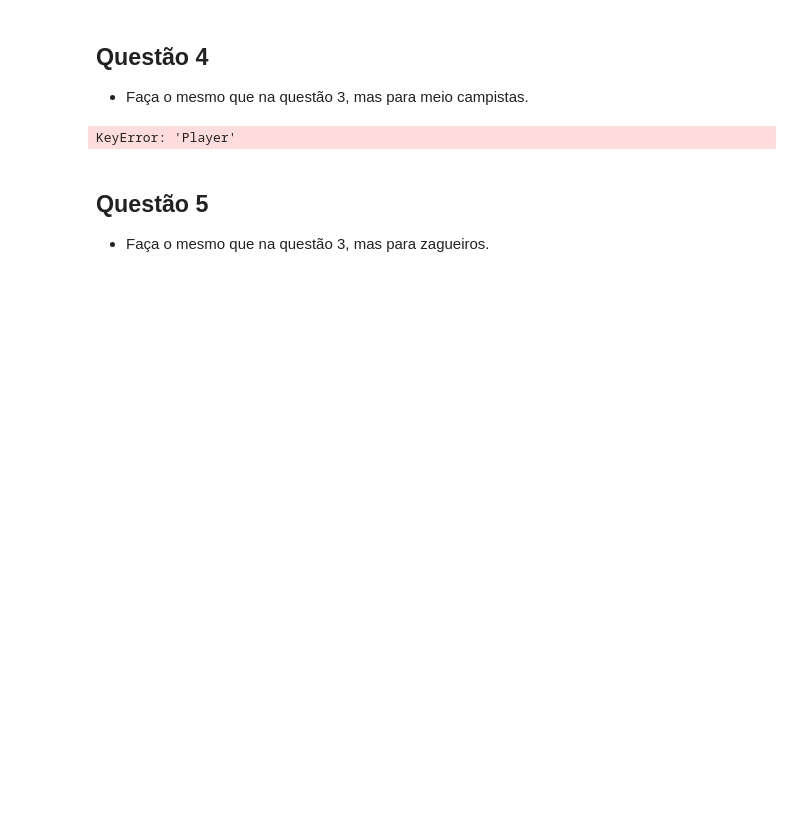
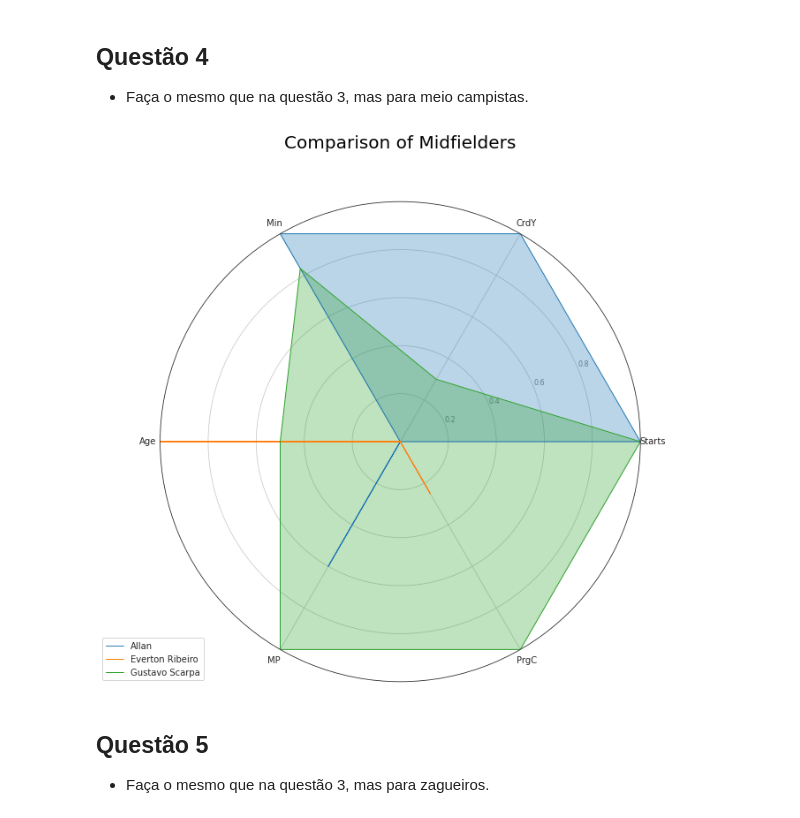
Before and after one commit to orudda/Data_Science_Soccer, a Jupyter notebook: 2/ativ_2.ipynb, the cells around one changed output. Cells and saved outputs as stored; diff of their text form; code cells hidden in the pictures; blank space fills up the shorter version.

```diff
--- a/2/ativ_2.ipynb
+++ b/2/ativ_2.ipynb
@@ -135,10 +135,10 @@ quest3_4_5(attributes, players)
 - Faça o mesmo que na questão 3, mas para meio campistas.
 # %%
 attributes = ['Starts', 'CrdY', 'Min', 'Age', 'MP', 'PrgC']#quantas partidas titular, cartao amarelo, minutos, idade, partidas totais, passes
-players = ['Allan', 'Giorgian De Arrascaeta', 'Gustavo Scarpa']
-quest3_4_5(attributes, players)
+players = ['Allan', 'Everton Ribeiro', 'Gustavo Scarpa']
+quest3_4_5(attributes, players, 'Midfielders')
 # %% [output]
-KeyError: 'Player'
+[figure, added]
 # %% [markdown]
 ## Questão 5
 - Faça o mesmo que na questão 3, mas para zagueiros.
```
Also changed, not shown: parts of 5 cells of this notebook.
